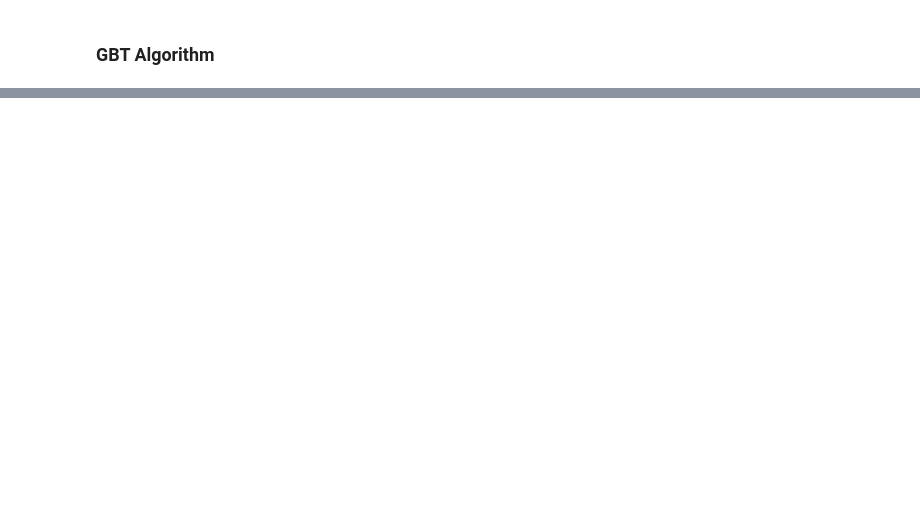
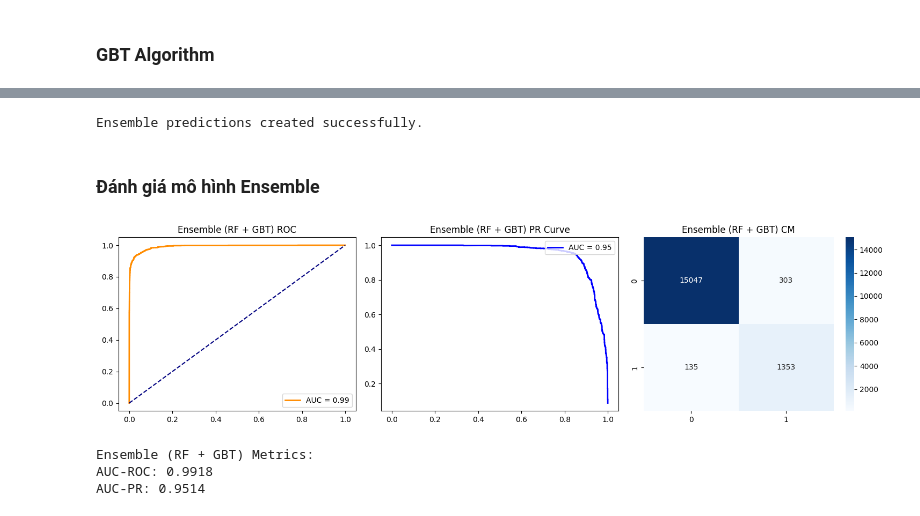
Before and after one commit to 23092003e/Streaming-Fraud-Detection, a Jupyter notebook: notebooks/Modeling.ipynb, the cells around one changed output, grey strips where cells are left out. Cells and saved outputs as stored; diff of their text form; code cells hidden in the pictures; blank space fills up the shorter version.

```diff
--- a/notebooks/Modeling.ipynb
+++ b/notebooks/Modeling.ipynb
@@ -388,3 +391,82 @@ F1-Score: 0.8197
+# %%
+from pyspark.sql.functions import udf
+from pyspark.ml.linalg import Vectors, VectorUDT
+
+# 1. Chuẩn bị các cột xác suất từ 2 model
+rf_res = rf_predictions.select(col("is_fraud"), col("probability").alias("prob_rf"), col("trans_num"))
+gbt_res = gbt_predictions.select(col("probability").alias("prob_gbt"), col("trans_num"))
+
+# 2. Join kết quả dựa trên mã giao dịch duy nhất
+ensemble_df = rf_res.join(gbt_res, on="trans_num")
+
+# 3. Định nghĩa UDF để lấy trung bình xác suất
+def average_probs(p1, p2):
+    avg_p = (p1[1] + p2[1]) / 2.0
+    return Vectors.dense([1.0 - avg_p, avg_p])
+
+avg_probs_udf = udf(average_probs, VectorUDT())
+
+ensemble_predictions = ensemble_df.withColumn(
+    "probability",
+    avg_probs_udf(col("prob_rf"), col("prob_gbt"))
+)
+
+print("Ensemble predictions created successfully.")
+# %% [output]
+Ensemble predictions created successfully.
+# %% [markdown]
+### Đánh giá mô hình Ensemble
+# %%
+def evaluate_model_fixed(predictions, model_name):
+    # Khởi tạo evaluator với rawPredictionCol được chỉ định là 'probability'
+    evaluator = BinaryClassificationEvaluator(labelCol="is_fraud", rawPredictionCol="probability")
+
+    auc_roc = evaluator.evaluate(predictions, {evaluator.metricName: "areaUnderROC"})
+    auc_pr = evaluator.evaluate(predictions, {evaluator.metricName: "areaUnderPR"})
+
+    # Chuyển sang Pandas để vẽ biểu đồ
+    pdf = predictions.select("is_fraud", "probability").toPandas()
+    pdf['prob_fraud'] = pdf['probability'].apply(lambda x: x[1])
+    y_true = pdf['is_fraud']
+    y_prob = pdf['prob_fraud']
+
+    plt.figure(figsize=(15, 4))
+
+    # ROC Curve
+    plt.subplot(1, 3, 1)
+    fpr, tpr, _ = roc_curve(y_true, y_prob)
+    plt.plot(fpr, tpr, color='darkorange', lw=2, label=f'AUC = {auc_roc:.2f}')
+    plt.plot([0, 1], [0, 1], color='navy', linestyle='--')
+    plt.title(f'{model_name} ROC')
+    plt.legend(loc="lower right")
+
+    # PR Curve
+    plt.subplot(1, 3, 2)
+    precision, recall, _ = precision_recall_curve(y_true, y_prob)
+    plt.plot(recall, precision, color='blue', lw=2, label=f'AUC = {auc_pr:.2f}')
+    plt.title(f'{model_name} PR Curve')
+    plt.legend(loc="upper right")
+
+    # Confusion Matrix
+    plt.subplot(1, 3, 3)
+    y_pred = np.where(y_prob >= 0.5, 1, 0)
+    cm = confusion_matrix(y_true, y_pred)
+    sns.heatmap(cm, annot=True, fmt='d', cmap='Blues')
+    plt.title(f'{model_name} CM')
+
+    plt.tight_layout()
+    plt.show()
+
+    print(f"\n{model_name} Metrics:")
+    print(f"AUC-ROC: {auc_roc:.4f}")
+    print(f"AUC-PR: {auc_pr:.4f}")
+
+evaluate_model_fixed(ensemble_predictions, "Ensemble (RF + GBT)")
+# %% [output]
+[figure, added]
+Ensemble (RF + GBT) Metrics:
+AUC-ROC: 0.9918
+AUC-PR: 0.9514
 # %%
 results = {
     "Random Forest": {
```
Also changed, not shown: parts of 8 cells of this notebook, 2 other files.
